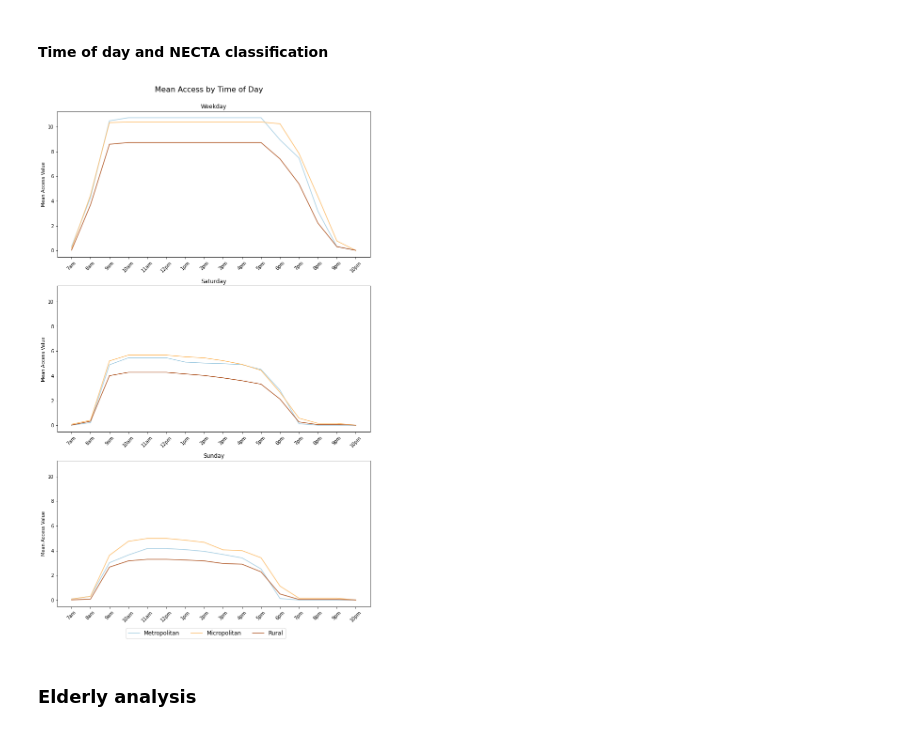
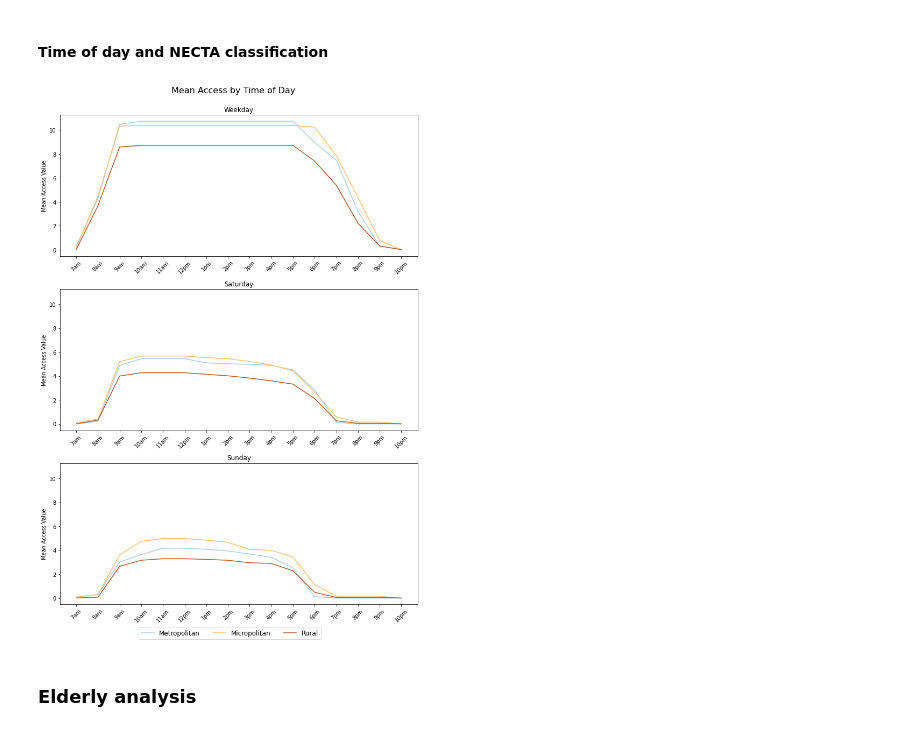
Before and after one commit to samroubin/VTPharmacy, a Jupyter notebook: procedure/code/01_Pharmacy_Accessibility.ipynb, the cells around one changed output. Saved outputs shown, nothing was run; the diff lists cells and outputs as text; code cells hidden in the pictures.

```diff
--- a/procedure/code/01_Pharmacy_Accessibility.ipynb
+++ b/procedure/code/01_Pharmacy_Accessibility.ipynb
@@ -917,13 +919,21 @@ pharmacies_map = pharmacies_df[pharmacies_df['state'] == 'VT']
 # Replace NaN values in 'necta' column with 'Rural'. All towns that are not metropolitan or micropolitan are rural.
 mapping_df['necta'].fillna('Rural', inplace=True)
 
+# Replace 'Metropolitan NECTA' and 'Micropolitan NECTA' with 'Metropolitan' and 'Micropolitan', respectively
+mapping_df['necta'] = mapping_df['necta'].replace({'Metropolitan NECTA': 'Metropolitan', 'Micropolitan NECTA': 'Micropolitan'})
+
+# Count # of towns in each category
+print(len(mapping_df[mapping_df['necta'] == 'Metropolitan']))
+print(len(mapping_df[mapping_df['necta'] == 'Micropolitan']))
+print(len(mapping_df[mapping_df['necta'] == 'Rural']))
+
 # Map NECTA classifications and pharmacy locations in VT
 fig, ax = plt.subplots(figsize=(10, 10))
-mapping_df.plot(column='necta', categorical=True, legend=True, legend_kwds={'loc': 'center right', 'bbox_to_anchor': (1, 0.3)}, ax=ax, edgecolor = 'black', linewidth = .2, cmap = 'Paired')
-pharmacies_map.plot(column= 'geometry', ax=ax, color='black', marker='o', markersize=10, label='VT Pharmacies')
-plt.title('Classification of Vermont Towns')
+mapping_df.plot(column='necta', categorical=True, legend=True,legend_kwds={'loc': 'center right', 'bbox_to_anchor': (.9, 0.3)}, ax=ax, edgecolor = 'black', linewidth = .2, cmap = 'Paired')
+plt.title('Classification of Vermont Towns and \n Pharmacy Locations', size = 16)
 plt.xlabel('Longitude')
 plt.ylabel('Latitude')
 plt.axis('off')
+pharmacies_map.plot(column= 'geometry', ax=ax, color='black', marker='o', markersize=10, label='VT Pharmacies')
 plt.show()
 # %% [output]
@@ -1204,44 +1224,44 @@ access_columns3 = ["access_7su", "access_8su", "access_9su", "access_10su","acce
 linegraph_df4 = mapping_df.groupby('necta')[access_columns3].mean()
 linegraph_df4 = linegraph_df4.T
 
-fig, axs = plt.subplots(3, 1, figsize=(10, 16), sharey = True)
+fig, axs = plt.subplots(3, 1, figsize=(10, 14), sharey = True)
 
 custom_ticks = [0,1,2,3,4,5,6,7,8,9,10,11,12,13,14,15]
 time_labels = ['7am','8am', '9am','10am','11am','12pm','1pm','2pm', '3pm','4pm','5pm','6pm', '7pm','8pm','9pm','10pm']
 
 
 # Weekday
-linegraph_df2.plot(x_labels, kind='line', cmap='Paired', ax=axs[0], legend = None)
+linegraph_df2.plot(time_labels, kind='line', cmap='Paired', ax=axs[0], legend = None)
 axs[0].set_title('Weekday')
 axs[0].set_xlabel('')
 axs[0].set_ylabel('Mean Access Value')
 axs[0].set_xticks(custom_ticks)
 axs[0].set_xticklabels(time_labels, rotation= 45)
 
 # Saturday
-linegraph_df3.plot(x_labels, kind='line', cmap='Paired', ax=axs[1], legend = None)
+linegraph_df3.plot(time_labels, kind='line', cmap='Paired', ax=axs[1], legend = None)
 axs[1].set_title('Saturday')
 axs[1].set_xlabel('')
 axs[1].set_ylabel('Mean Access Value')
 axs[1].set_xticks(custom_ticks)
 axs[1].set_xticklabels(time_labels, rotation = 45)
 
 # Sunday
-linegraph_df4.plot(x_labels, kind='line', cmap='Paired', ax=axs[2], legend= None)
+linegraph_df4.plot(time_labels, kind='line', cmap='Paired', ax=axs[2], legend= None)
 axs[2].set_title('Sunday')
 axs[2].set_xlabel('')
 axs[2].set_ylabel('Mean Access Value')
 axs[2].set_xticks(custom_ticks)
 axs[2].set_xticklabels(time_labels, rotation = 45)
 
 handles, labels = axs[0].get_legend_handles_labels()
 fig.legend(handles, labels, loc='lower center', ncol=3, fontsize=12, title='', title_fontsize='large', labels = ['Metropolitan','Micropolitan','Rural'], bbox_to_anchor=(0.5, -0.025))
 
 plt.suptitle('Mean Access by Time of Day', x=0.51, y=1.0, fontsize=16, ha='center')
 plt.tight_layout()
 plt.show()
 # %% [output]
-[figure, old version]
+[figure, new version]
 # %% [markdown]
 ### Elderly analysis
 # %%
```
Also changed, not shown: parts of 17 cells of this notebook.
